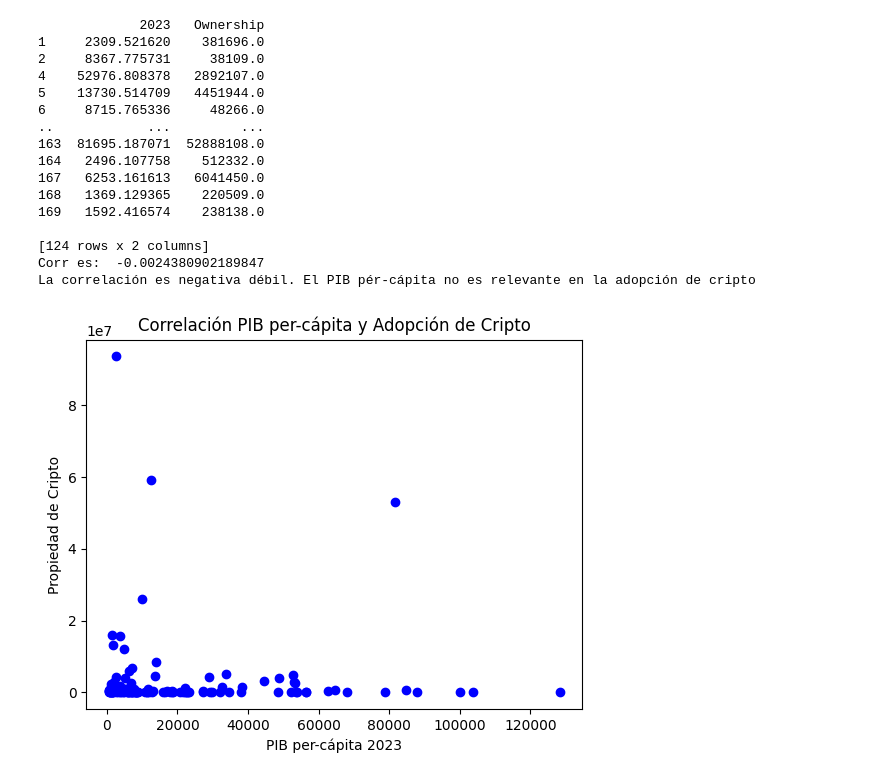
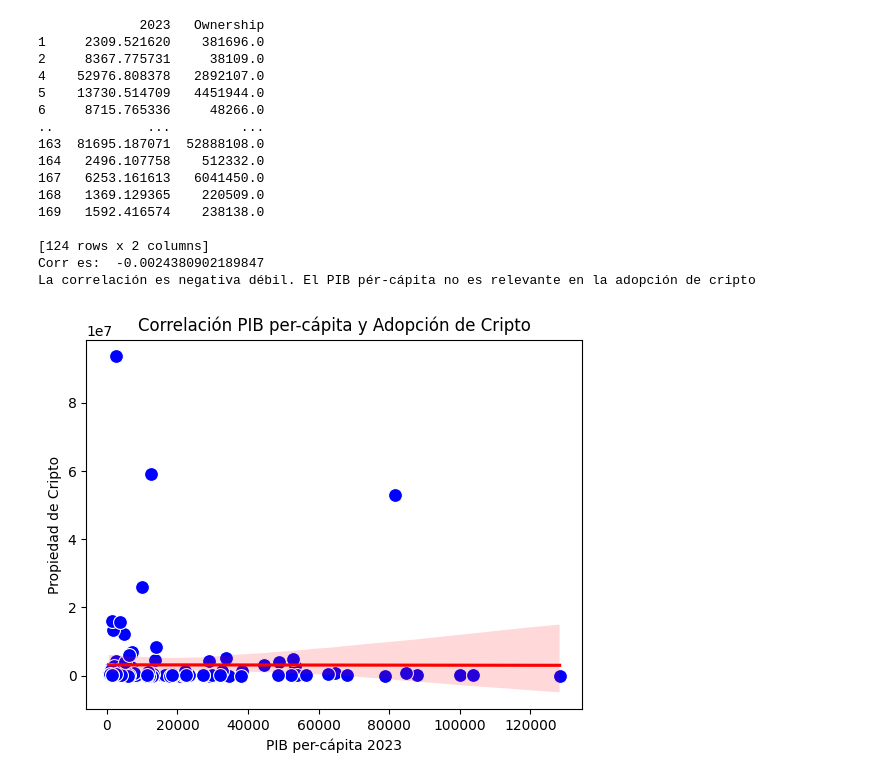
Before and after one commit to mm23012/PythonSIC7_24, a Jupyter notebook: CriptoDataSocial.ipynb, the cells around one changed output. Drawn from its saved outputs; the diff is of its cells as text; code cells hidden in the pictures.

```diff
--- a/CriptoDataSocial.ipynb
+++ b/CriptoDataSocial.ipynb
@@ -38,32 +39,34 @@ elif correlacion_pib_adopcion > 0.5:
 elif correlacion_pib_adopcion > 0:
     print("La correlación es positiva débil. El PIB pér-cápita no es relevante en la adopción de cripto")
 elif correlacion_pib_adopcion == 0:
     print("No hay correlación")
 elif correlacion_pib_adopcion < -0.5:
     print("La correlación es negativa fuerte. El PIB pér-cápita es relevante en la adopción de cripto entre menos más adopción")
 else:
     print("La correlación es negativa débil. El PIB pér-cápita no es relevante en la adopción de cripto")
 
-plt.scatter(df_merged['2023'], df_merged['Ownership'], color='blue')
+
+sns.scatterplot(data=df_merged, x='2023', y='Ownership', color='blue', s=100)
+sns.regplot(data=df_merged, x='2023', y='Ownership', scatter=False, color='red')
 plt.title('Correlación PIB per-cápita y Adopción de Cripto')
 plt.xlabel('PIB per-cápita 2023')
 plt.ylabel('Propiedad de Cripto')
 plt.show()
 # %% [output]
              2023   Ownership
 1     2309.521620    381696.0
 2     8367.775731     38109.0
 4    52976.808378   2892107.0
 5    13730.514709   4451944.0
 6     8715.765336     48266.0
 ..            ...         ...
 163  81695.187071  52888108.0
 164   2496.107758    512332.0
 167   6253.161613   6041450.0
 168   1369.129365    220509.0
 169   1592.416574    238138.0
 
 [124 rows x 2 columns]
 Corr es:  -0.0024380902189847
 La correlación es negativa débil. El PIB pér-cápita no es relevante en la adopción de cripto
-[figure, old version]
+[figure, new version]
```
Also changed, not shown: parts of 1 cell of this notebook.
